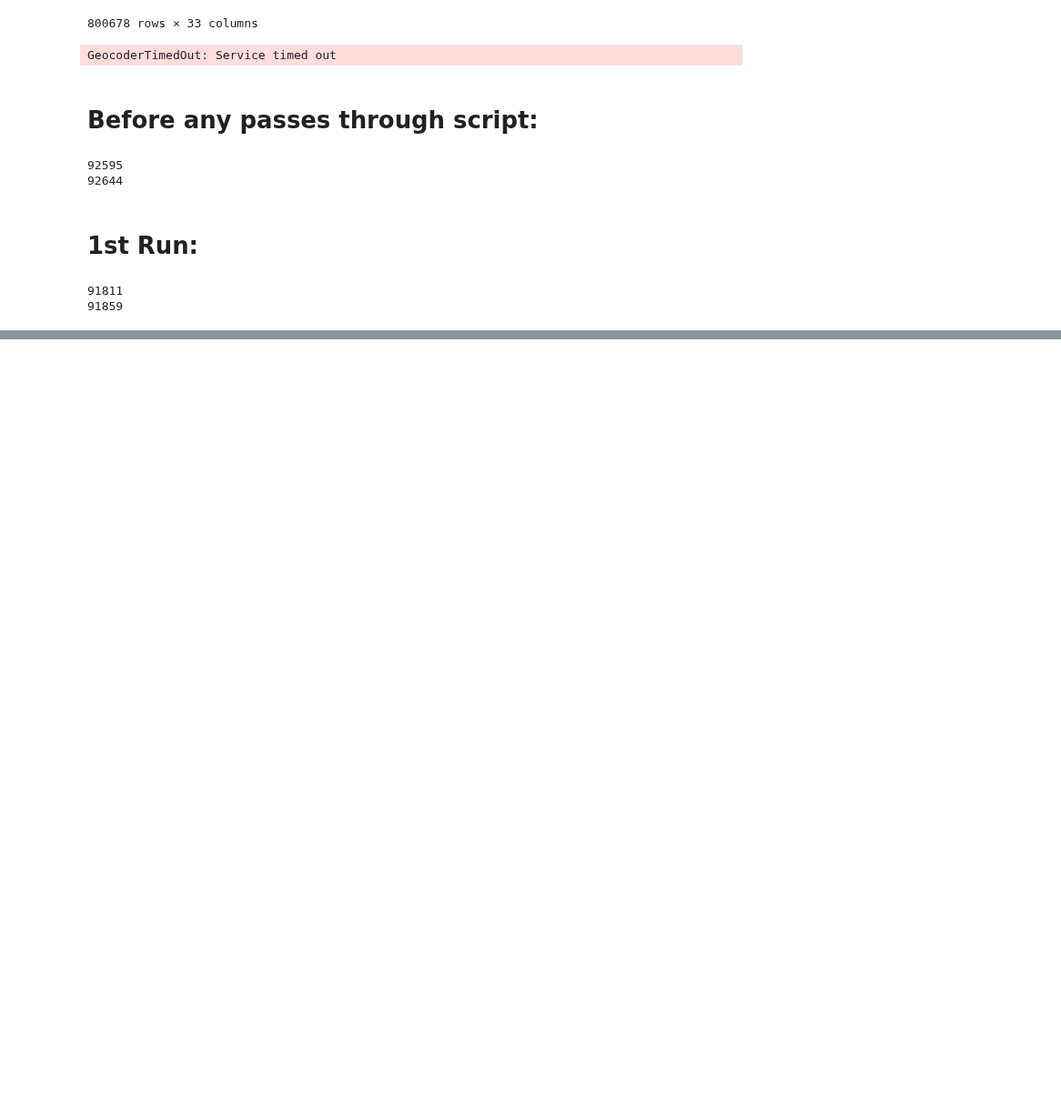
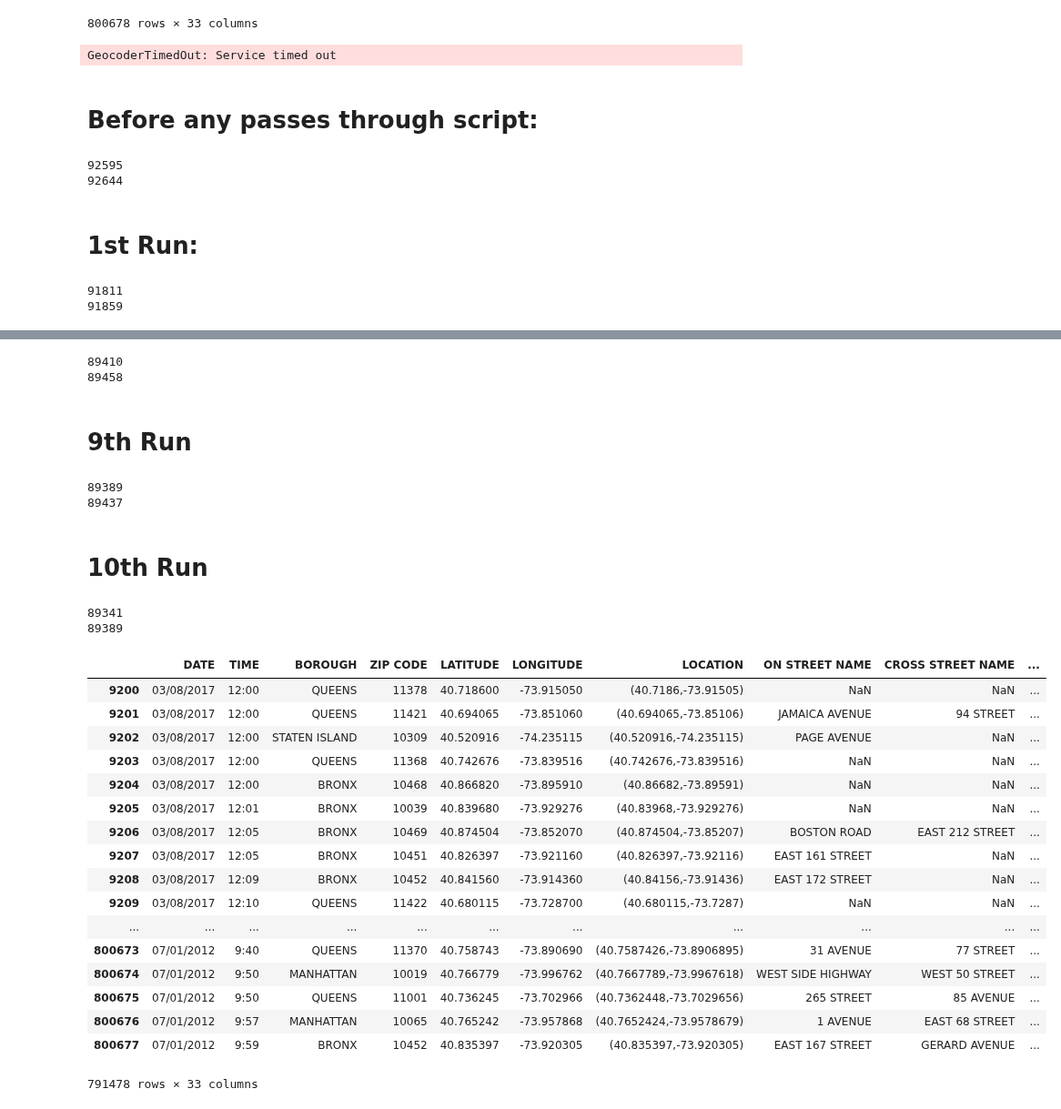
Before and after one commit to nealrea/collisionViz, a Jupyter notebook: MH_Data/Street_LatLng.ipynb, the cells around one changed output, grey strips where cells are left out. Shown at 91% size. Cells and saved outputs as stored; diff of their text form; code cells hidden in the pictures; blank space fills up the shorter version.

Commit message:
3,254 zip/borough additions

```diff
--- a/MH_Data/Street_LatLng.ipynb
+++ b/MH_Data/Street_LatLng.ipynb
@@ -252,7 +252,7 @@ aadt
 | 800677 | 07/01/2012 | 9:59 | BRONX | 10452 | 40.835397 | -73.920305 | (40.835397,-73.920305) | EAST 167 STREET | GERARD AVENUE | ... |
 800678 rows × 33 columns
 # %%
-for d in range(1,len(aadt)):
+for d in range(9270,len(aadt)):
     empty_borough = aadt.at[d,'BOROUGH']
     empty_zip = aadt.at[d,'ZIP CODE']
     if str(empty_borough) == 'nan' or str(empty_zip) == 'nan':
@@ -263,6 +263,10 @@ for d in range(1,len(aadt)):
         borough = location.raw['address']['county'].split(' ')[0].upper()
         if borough == 'KINGS':
             aadt.at[d,'BOROUGH']= 'BROOKLYN'
+        elif borough == 'NEW':
+            aadt.at[d,'BOROUGH']= 'MANHATTAN'
+        elif borough == 'RICHMOND':
+            aadt.at[d,'BOROUGH']= 'STATEN ISLAND'
         else:
             aadt.at[d,'BOROUGH']= borough
 # %% [output]
@@ -286,0 +342,43 @@ print (len(aadt[pd.isnull(aadt['ZIP CODE'])]))
+# %%
+print (len(aadt[pd.isnull(aadt['BOROUGH'])]))
+print (len(aadt[pd.isnull(aadt['ZIP CODE'])]))
+# %% [output]
+89410
+89458
+# %% [markdown]
+# 9th Run
+# %%
+print (len(aadt[pd.isnull(aadt['BOROUGH'])]))
+print (len(aadt[pd.isnull(aadt['ZIP CODE'])]))
+# %% [output]
+89389
+89437
+# %% [markdown]
+# 10th Run
+# %%
+print (len(aadt[pd.isnull(aadt['BOROUGH'])]))
+print (len(aadt[pd.isnull(aadt['ZIP CODE'])]))
+# %% [output]
+89341
+89389
+# %%
+aadt[9200:]
+# %% [output]
+|  | DATE | TIME | BOROUGH | ZIP CODE | LATITUDE | LONGITUDE | LOCATION | ON STREET NAME | CROSS STREET NAME | ... |
+| 9200 | 03/08/2017 | 12:00 | QUEENS | 11378 | 40.718600 | -73.915050 | (40.7186,-73.91505) | NaN | NaN | ... |
+| 9201 | 03/08/2017 | 12:00 | QUEENS | 11421 | 40.694065 | -73.851060 | (40.694065,-73.85106) | JAMAICA AVENUE | 94 STREET | ... |
+| 9202 | 03/08/2017 | 12:00 | STATEN ISLAND | 10309 | 40.520916 | -74.235115 | (40.520916,-74.235115) | PAGE AVENUE | NaN | ... |
+| 9203 | 03/08/2017 | 12:00 | QUEENS | 11368 | 40.742676 | -73.839516 | (40.742676,-73.839516) | NaN | NaN | ... |
+| 9204 | 03/08/2017 | 12:00 | BRONX | 10468 | 40.866820 | -73.895910 | (40.86682,-73.89591) | NaN | NaN | ... |
+| 9205 | 03/08/2017 | 12:01 | BRONX | 10039 | 40.839680 | -73.929276 | (40.83968,-73.929276) | NaN | NaN | ... |
+| 9206 | 03/08/2017 | 12:05 | BRONX | 10469 | 40.874504 | -73.852070 | (40.874504,-73.85207) | BOSTON ROAD | EAST 212 STREET | ... |
+| 9207 | 03/08/2017 | 12:05 | BRONX | 10451 | 40.826397 | -73.921160 | (40.826397,-73.92116) | EAST 161 STREET | NaN | ... |
+| 9208 | 03/08/2017 | 12:09 | BRONX | 10452 | 40.841560 | -73.914360 | (40.84156,-73.91436) | EAST 172 STREET | NaN | ... |
+| 9209 | 03/08/2017 | 12:10 | QUEENS | 11422 | 40.680115 | -73.728700 | (40.680115,-73.7287) | NaN | NaN | ... |
+| ... | ... | ... | ... | ... | ... | ... | ... | ... | ... | ... |
+| 800673 | 07/01/2012 | 9:40 | QUEENS | 11370 | 40.758743 | -73.890690 | (40.7587426,-73.8906895) | 31 AVENUE | 77 STREET | ... |
+| 800674 | 07/01/2012 | 9:50 | MANHATTAN | 10019 | 40.766779 | -73.996762 | (40.7667789,-73.9967618) | WEST SIDE HIGHWAY | WEST 50 STREET | ... |
+| 800675 | 07/01/2012 | 9:50 | QUEENS | 11001 | 40.736245 | -73.702966 | (40.7362448,-73.7029656) | 265 STREET | 85 AVENUE | ... |
+| 800676 | 07/01/2012 | 9:57 | MANHATTAN | 10065 | 40.765242 | -73.957868 | (40.7652424,-73.9578679) | 1 AVENUE | EAST 68 STREET | ... |
+| 800677 | 07/01/2012 | 9:59 | BRONX | 10452 | 40.835397 | -73.920305 | (40.835397,-73.920305) | EAST 167 STREET | GERARD AVENUE | ... |
+791478 rows × 33 columns
```
Also changed, not shown: parts of 15 cells of this notebook.
